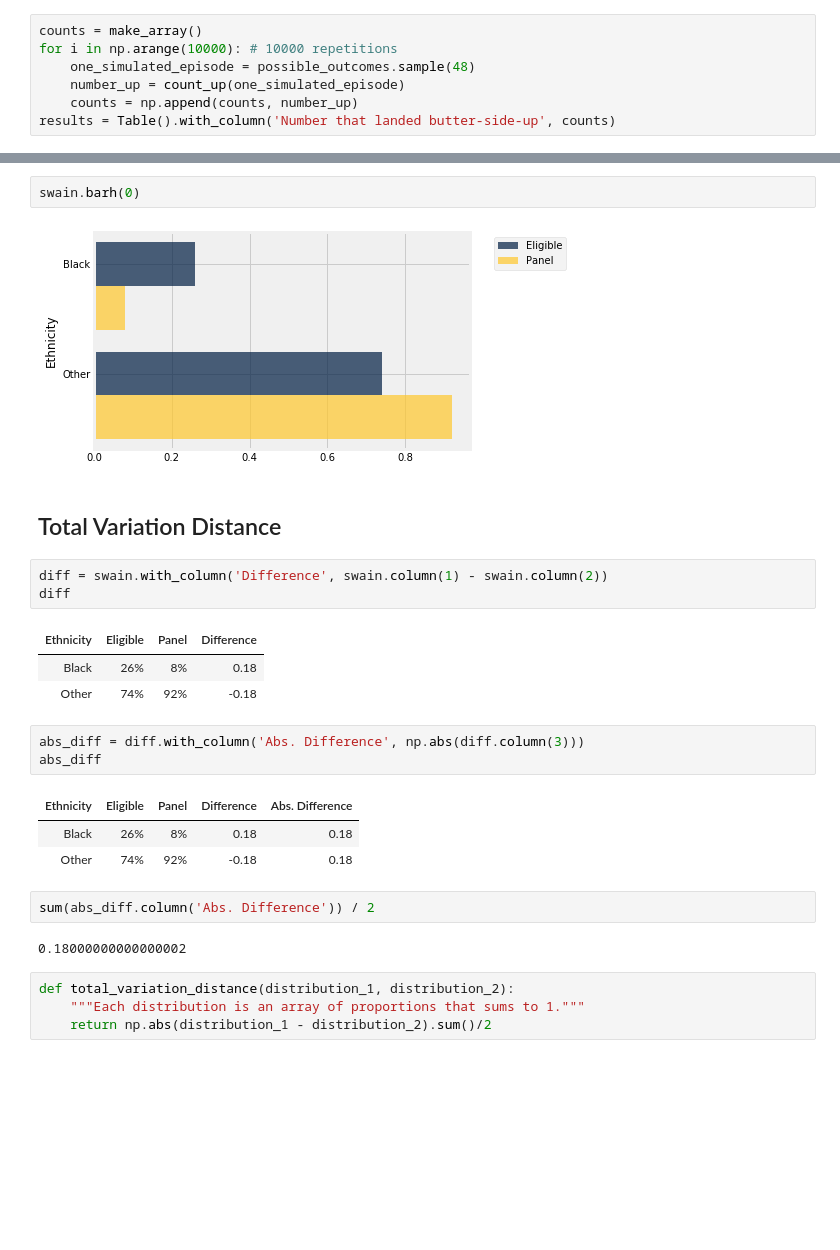
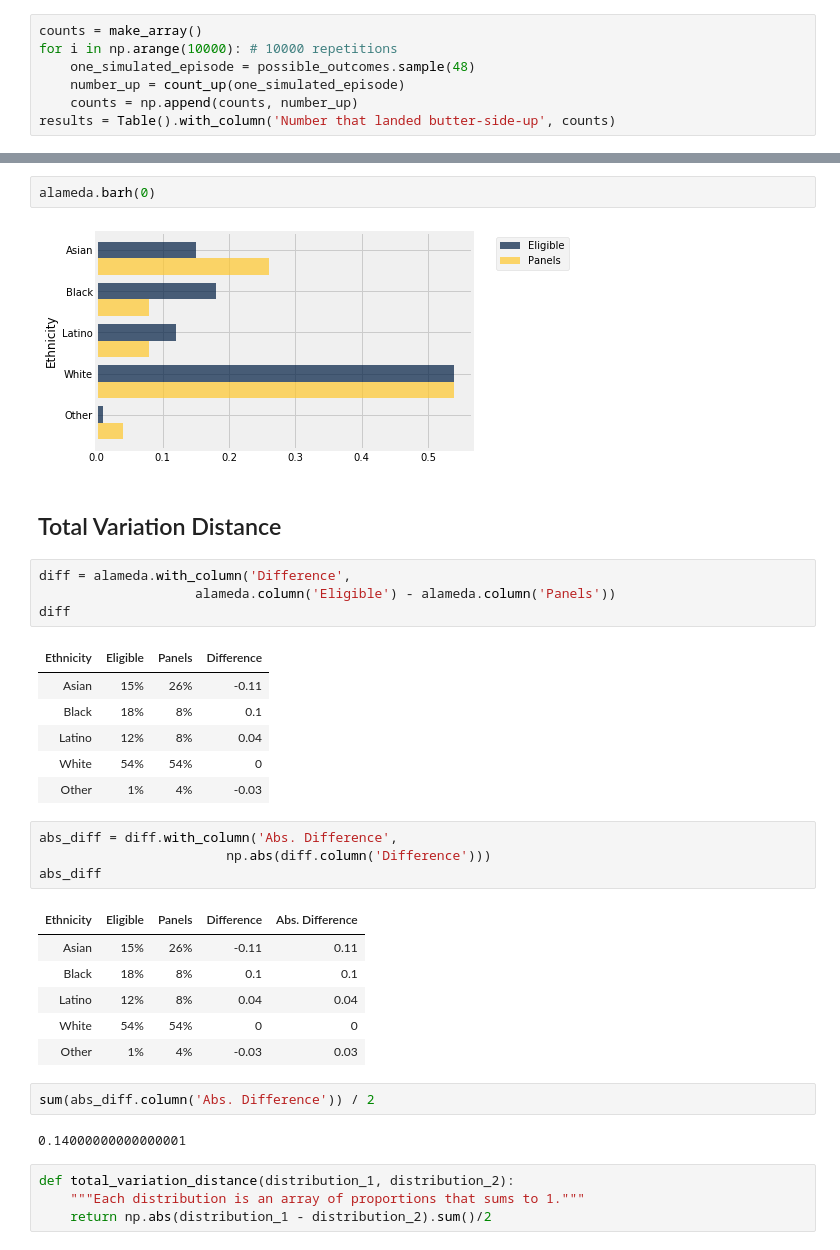
Before and after one commit to data-8/materials-fa17, a Jupyter notebook: lec/lec19.ipynb, the cells around one changed output, grey strips where cells are left out. Drawn from its saved outputs; the diff is of its cells as text; blank space fills up the shorter version.

```diff
--- a/lec/lec19.ipynb
+++ b/lec/lec19.ipynb
@@ -103,27 +110,35 @@ swain.set_format([1, 2], PercentFormatter(0))
 # %%
-swain.barh(0)
+alameda.barh(0)
 # %% [output]
-[figure, old version]
+[figure, new version]
 # %% [markdown]
 ## Total Variation Distance
 # %%
-diff = swain.with_column('Difference', swain.column(1) - swain.column(2))
+diff = alameda.with_column('Difference',
+                    alameda.column('Eligible') - alameda.column('Panels'))
 diff
 # %% [output]
-| Ethnicity | Eligible | Panel | Difference |
-| Black | 26% | 8% | 0.18 |
-| Other | 74% | 92% | -0.18 |
+| Ethnicity | Eligible | Panels | Difference |
+| Asian | 15% | 26% | -0.11 |
+| Black | 18% | 8% | 0.1 |
+| Latino | 12% | 8% | 0.04 |
+| White | 54% | 54% | 0 |
+| Other | 1% | 4% | -0.03 |
 # %%
-abs_diff = diff.with_column('Abs. Difference', np.abs(diff.column(3)))
+abs_diff = diff.with_column('Abs. Difference',
+                        np.abs(diff.column('Difference')))
 abs_diff
 # %% [output]
-| Ethnicity | Eligible | Panel | Difference | Abs. Difference |
-| Black | 26% | 8% | 0.18 | 0.18 |
-| Other | 74% | 92% | -0.18 | 0.18 |
+| Ethnicity | Eligible | Panels | Difference | Abs. Difference |
+| Asian | 15% | 26% | -0.11 | 0.11 |
+| Black | 18% | 8% | 0.1 | 0.1 |
+| Latino | 12% | 8% | 0.04 | 0.04 |
+| White | 54% | 54% | 0 | 0 |
+| Other | 1% | 4% | -0.03 | 0.03 |
 # %%
 sum(abs_diff.column('Abs. Difference')) / 2
 # %% [output]
-0.18000000000000002
+0.14000000000000001
 # %%
 def total_variation_distance(distribution_1, distribution_2):
     """Each distribution is an array of proportions that sums to 1."""
```
Also changed, not shown: parts of 31 cells of this notebook.
